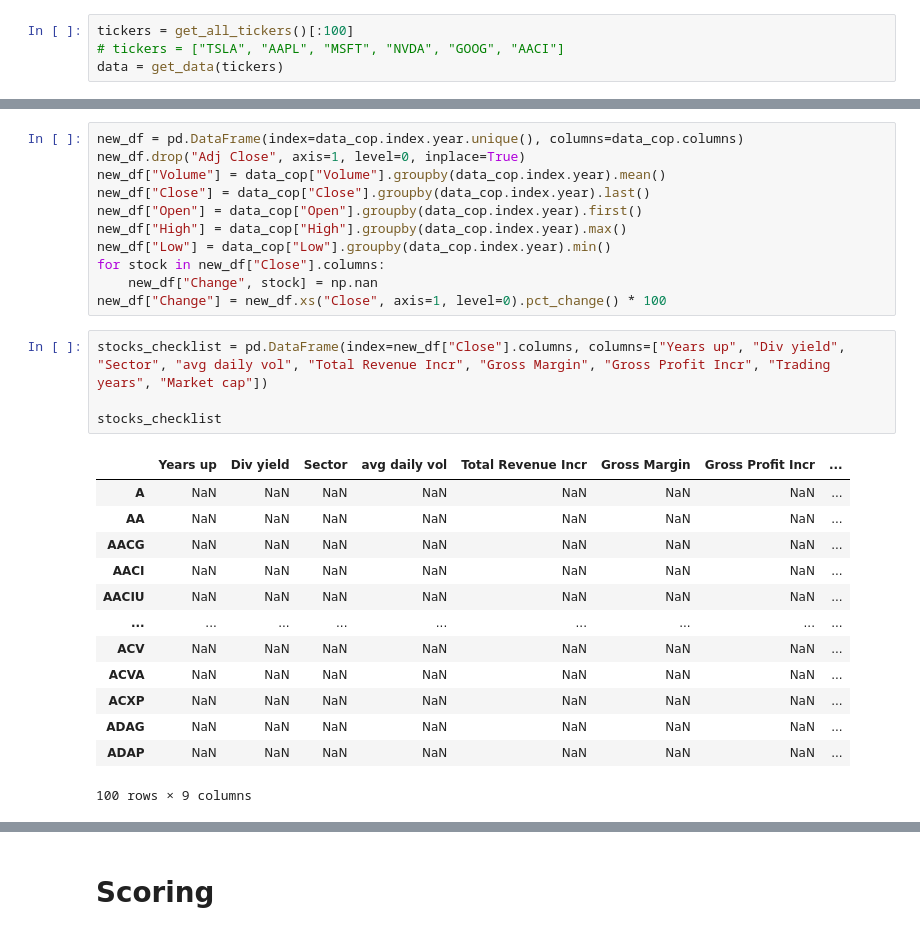
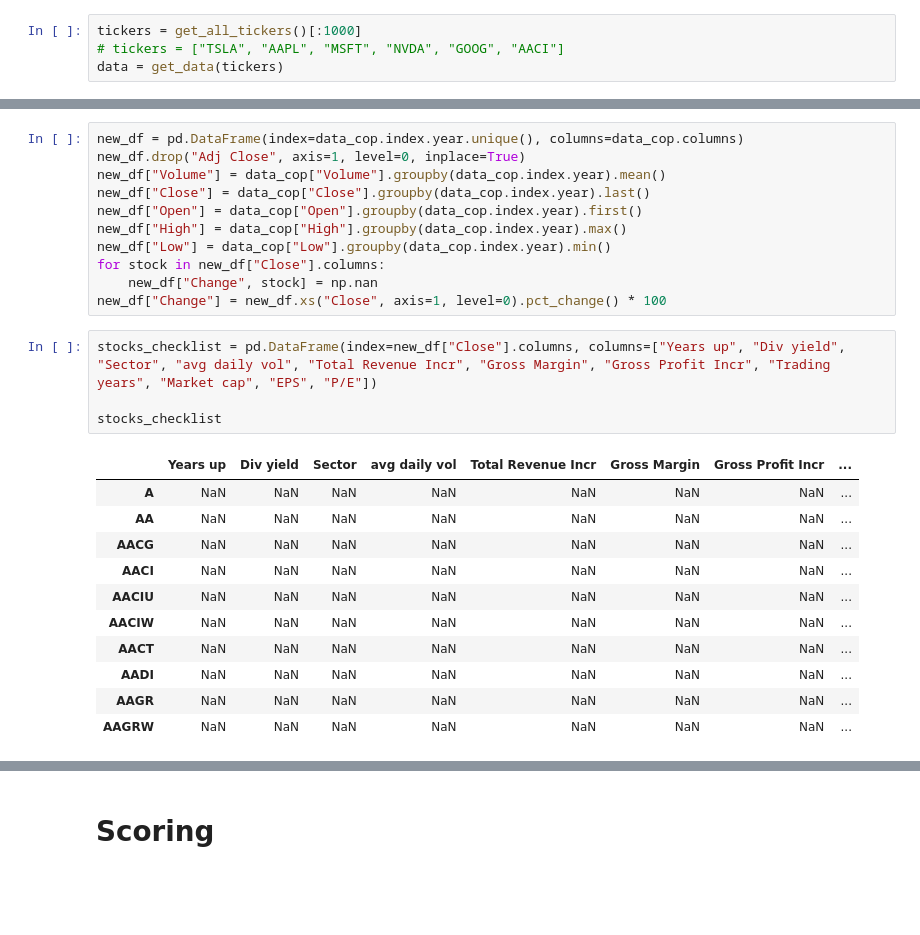
Before and after one commit to Idanq1/Stocks-Strategies, a Jupyter notebook: Investing/Checklist.ipynb, the cells around one changed output, grey strips where cells are left out. Saved outputs shown, nothing was run; the diff lists cells and outputs as text; blank space fills up the shorter version.

```diff
--- a/Investing/Checklist.ipynb
+++ b/Investing/Checklist.ipynb
@@ -29,7 +29,7 @@ def get_all_tickers(etf=False):
 def get_data(tickers_list, p="max"):
     return yf.download(tickers_list, period=p, interval="1d")
 # %%
-tickers = get_all_tickers()[:100]
+tickers = get_all_tickers()[:1000]
 # tickers = ["TSLA", "AAPL", "MSFT", "NVDA", "GOOG", "AACI"]
 data = get_data(tickers)
 # %% [output]
@@ -48,21 +48,19 @@ for stock in new_df["Close"].columns:
     new_df["Change", stock] = np.nan
 new_df["Change"] = new_df.xs("Close", axis=1, level=0).pct_change() * 100
 # %%
-stocks_checklist = pd.DataFrame(index=new_df["Close"].columns, columns=["Years up", "Div yield", "Sector", "avg daily vol", "Total Revenue Incr", "Gross Margin", "Gross Profit Incr", "Trading years", "Market cap"])
+stocks_checklist = pd.DataFrame(index=new_df["Close"].columns, columns=["Years up", "Div yield", "Sector", "avg daily vol", "Total Revenue Incr", "Gross Margin", "Gross Profit Incr", "Trading years", "Market cap", "EPS", "P/E"])
 
 stocks_checklist
 # %% [output]
 |  | Years up | Div yield | Sector | avg daily vol | Total Revenue Incr | Gross Margin | Gross Profit Incr | ... |
 | A | NaN | NaN | NaN | NaN | NaN | NaN | NaN | ... |
 | AA | NaN | NaN | NaN | NaN | NaN | NaN | NaN | ... |
 | AACG | NaN | NaN | NaN | NaN | NaN | NaN | NaN | ... |
 | AACI | NaN | NaN | NaN | NaN | NaN | NaN | NaN | ... |
 | AACIU | NaN | NaN | NaN | NaN | NaN | NaN | NaN | ... |
-| ... | ... | ... | ... | ... | ... | ... | ... | ... |
-| ACV | NaN | NaN | NaN | NaN | NaN | NaN | NaN | ... |
-| ACVA | NaN | NaN | NaN | NaN | NaN | NaN | NaN | ... |
-| ACXP | NaN | NaN | NaN | NaN | NaN | NaN | NaN | ... |
-| ADAG | NaN | NaN | NaN | NaN | NaN | NaN | NaN | ... |
-| ADAP | NaN | NaN | NaN | NaN | NaN | NaN | NaN | ... |
+| AACIW | NaN | NaN | NaN | NaN | NaN | NaN | NaN | ... |
+| AACT | NaN | NaN | NaN | NaN | NaN | NaN | NaN | ... |
+| AADI | NaN | NaN | NaN | NaN | NaN | NaN | NaN | ... |
+| AAGR | NaN | NaN | NaN | NaN | NaN | NaN | NaN | ... |
+| AAGRW | NaN | NaN | NaN | NaN | NaN | NaN | NaN | ... |
-100 rows × 9 columns
 # %%
```
Also changed, not shown: parts of 20 cells of this notebook.
